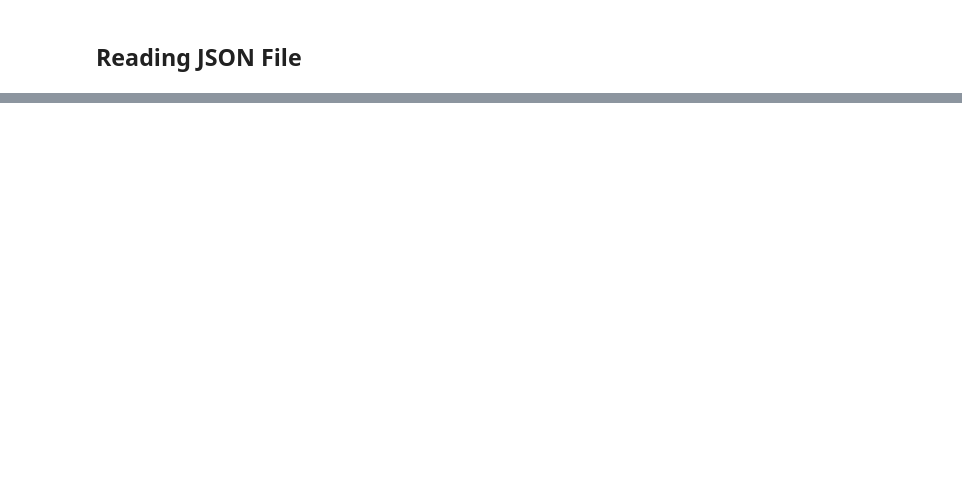
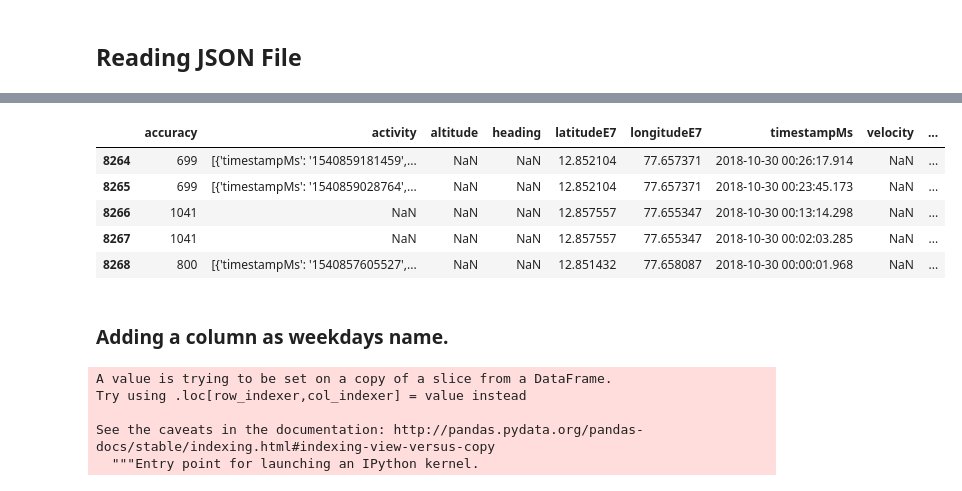
Before and after one commit to java-byte/Project-Machine-Learning, a Jupyter notebook: clustering.ipynb, the cells around one changed output, grey strips where cells are left out. Cells and saved outputs as stored; diff of their text form; code cells hidden in the pictures; blank space fills up the shorter version.

```diff
--- a/clustering.ipynb
+++ b/clustering.ipynb
@@ -72,0 +101,19 @@ plt.show()
+# %%
+df_nov_18.tail()
+# %% [output]
+|  | accuracy | activity | altitude | heading | latitudeE7 | longitudeE7 | timestampMs | velocity | ... |
+| 8264 | 699 | [{'timestampMs': '1540859181459',... | NaN | NaN | 12.852104 | 77.657371 | 2018-10-30 00:26:17.914 | NaN | ... |
+| 8265 | 699 | [{'timestampMs': '1540859028764',... | NaN | NaN | 12.852104 | 77.657371 | 2018-10-30 00:23:45.173 | NaN | ... |
+| 8266 | 1041 | NaN | NaN | NaN | 12.857557 | 77.655347 | 2018-10-30 00:13:14.298 | NaN | ... |
+| 8267 | 1041 | NaN | NaN | NaN | 12.857557 | 77.655347 | 2018-10-30 00:02:03.285 | NaN | ... |
+| 8268 | 800 | [{'timestampMs': '1540857605527',... | NaN | NaN | 12.851432 | 77.658087 | 2018-10-30 00:00:01.968 | NaN | ... |
+# %% [markdown]
+### Adding a column as weekdays name.
+# %%
+df_nov_18['day_of_week'] = df_nov_18['timestampMs'].dt.day_name()
+# %% [output]
+A value is trying to be set on a copy of a slice from a DataFrame.
+Try using .loc[row_indexer,col_indexer] = value instead
+
+See the caveats in the documentation: http://pandas.pydata.org/pandas-docs/stable/indexing.html#indexing-view-versus-copy
+  """Entry point for launching an IPython kernel.
```
Also changed, not shown: parts of 35 cells of this notebook.
